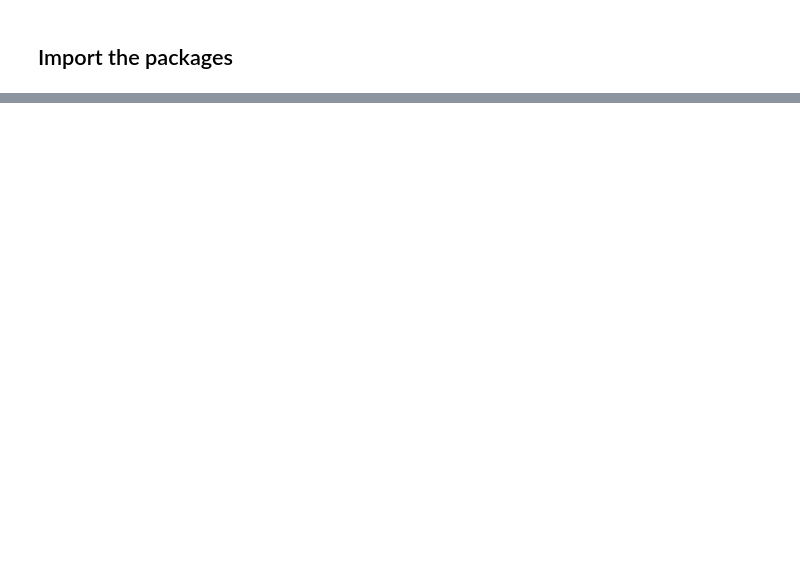
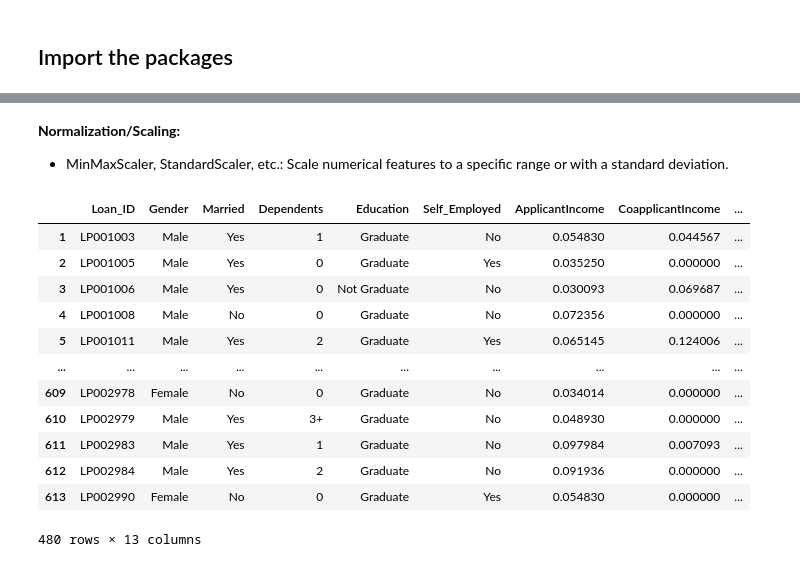
Before and after one commit to KKBUGHUNTER/Machine-Learning-Lab, a Jupyter notebook: Assignment-01/ModelTraining.ipynb, the cells around one changed output, grey strips where cells are left out. Saved outputs shown, nothing was run; the diff lists cells and outputs as text; code cells hidden in the pictures; blank space fills up the shorter version.

```diff
--- a/Assignment-01/ModelTraining.ipynb
+++ b/Assignment-01/ModelTraining.ipynb
@@ -180,0 +205,24 @@ print(db)
+# %% [markdown]
+**Normalization/Scaling:** <br>
+ - MinMaxScaler, StandardScaler, etc.: Scale numerical features to a specific range or with a standard deviation.
+# %%
+from sklearn.preprocessing import MinMaxScaler
+
+scaler = MinMaxScaler()
+data_scaled = scaler.fit_transform(data[['ApplicantIncome', 'CoapplicantIncome']])
+data[['ApplicantIncome', 'CoapplicantIncome']] = data_scaled
+data
+# %% [output]
+|  | Loan_ID | Gender | Married | Dependents | Education | Self_Employed | ApplicantIncome | CoapplicantIncome | ... |
+| 1 | LP001003 | Male | Yes | 1 | Graduate | No | 0.054830 | 0.044567 | ... |
+| 2 | LP001005 | Male | Yes | 0 | Graduate | Yes | 0.035250 | 0.000000 | ... |
+| 3 | LP001006 | Male | Yes | 0 | Not Graduate | No | 0.030093 | 0.069687 | ... |
+| 4 | LP001008 | Male | No | 0 | Graduate | No | 0.072356 | 0.000000 | ... |
+| 5 | LP001011 | Male | Yes | 2 | Graduate | Yes | 0.065145 | 0.124006 | ... |
+| ... | ... | ... | ... | ... | ... | ... | ... | ... | ... |
+| 609 | LP002978 | Female | No | 0 | Graduate | No | 0.034014 | 0.000000 | ... |
+| 610 | LP002979 | Male | Yes | 3+ | Graduate | No | 0.048930 | 0.000000 | ... |
+| 611 | LP002983 | Male | Yes | 1 | Graduate | No | 0.097984 | 0.007093 | ... |
+| 612 | LP002984 | Male | Yes | 2 | Graduate | No | 0.091936 | 0.000000 | ... |
+| 613 | LP002990 | Female | No | 0 | Graduate | Yes | 0.054830 | 0.000000 | ... |
+480 rows × 13 columns
```
Also changed, not shown: parts of 44 cells of this notebook.
